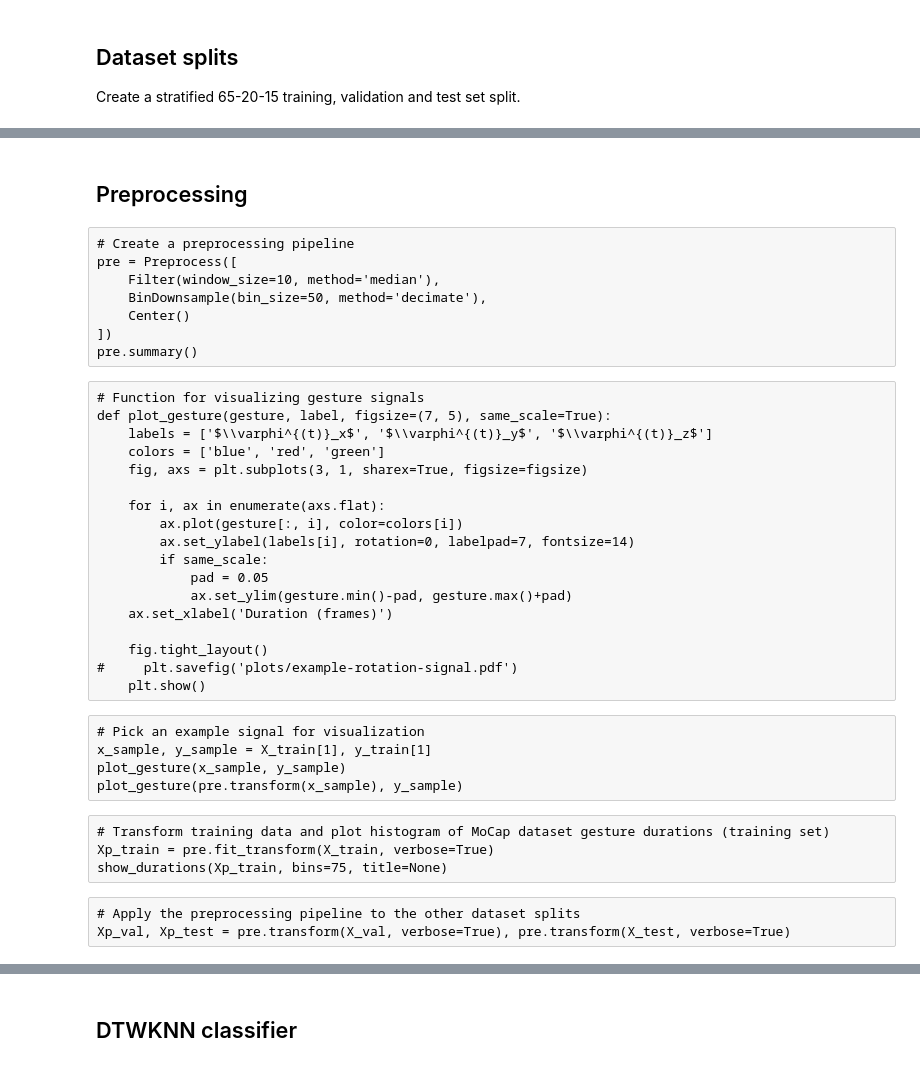
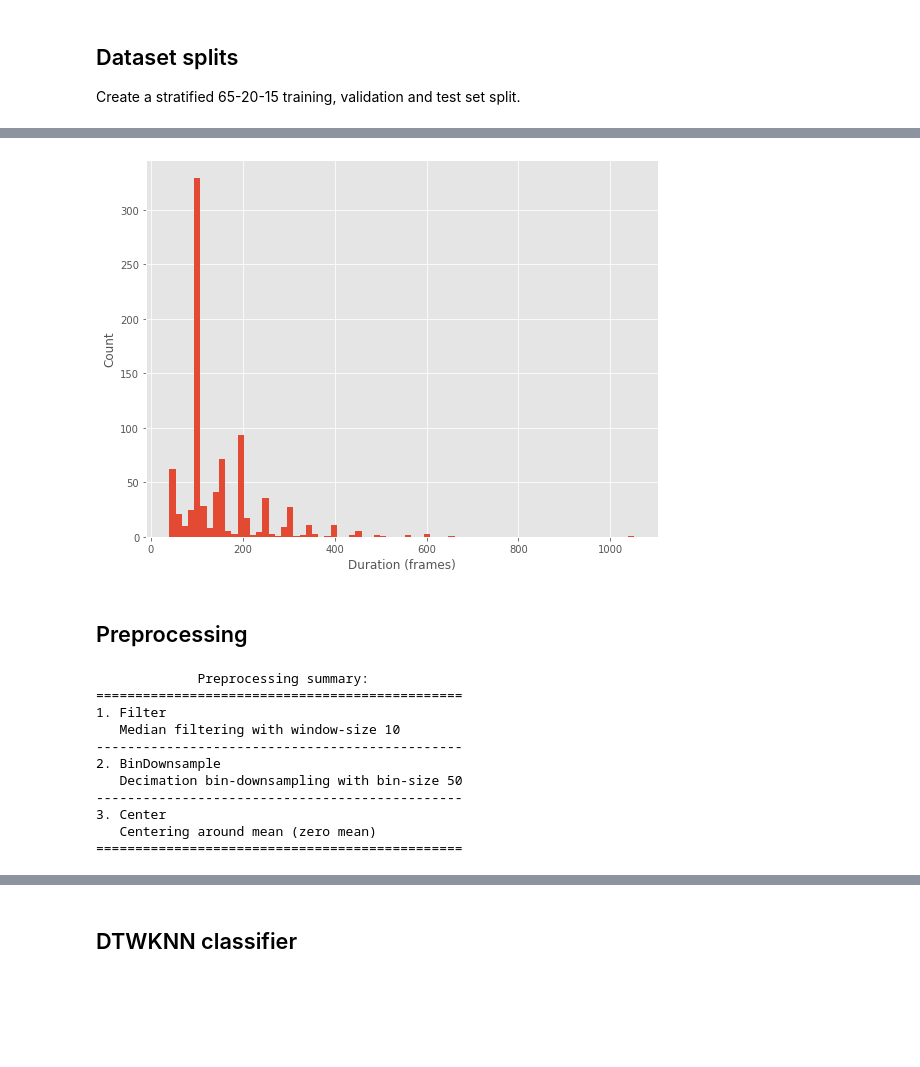
Before and after one commit to eonu/inf4-hons, a Jupyter notebook: notebooks/MoCap Recognition.ipynb, the cells around one changed output, grey strips where cells are left out. Drawn from its saved outputs; the diff is of its cells as text; code cells hidden in the pictures; blank space fills up the shorter version.

```diff
--- a/notebooks/MoCap Recognition.ipynb
+++ b/notebooks/MoCap Recognition.ipynb
@@ -63,40 +66,27 @@ show_durations(X_train, bins=75, title=None)
+# %%
+# Histogram of MoCap dataset gesture durations (training set)
+show_durations(X_train, bins=75, title=None)
+# %% [output]
+[figure, added]
 # %% [markdown]
 ## Preprocessing
-# %% [raw]
-# Create a preprocessing pipeline
-pre = Preprocess([
-    Filter(window_size=10, method='median'),
-    BinDownsample(bin_size=50, method='decimate'),
-    Center()
-])
-pre.summary()
-# %% [raw]
-# Function for visualizing gesture signals
-def plot_gesture(gesture, label, figsize=(7, 5), same_scale=True):
-    labels = ['$\\varphi^{(t)}_x$', '$\\varphi^{(t)}_y$', '$\\varphi^{(t)}_z$']
-    colors = ['blue', 'red', 'green']
-    fig, axs = plt.subplots(3, 1, sharex=True, figsize=figsize)
-
-    for i, ax in enumerate(axs.flat):
-        ax.plot(gesture[:, i], color=colors[i])
-        ax.set_ylabel(labels[i], rotation=0, labelpad=7, fontsize=14)
-        if same_scale:
-            pad = 0.05
-            ax.set_ylim(gesture.min()-pad, gesture.max()+pad)
-    ax.set_xlabel('Duration (frames)')
-
-    fig.tight_layout()
-#     plt.savefig('plots/example-rotation-signal.pdf')
-    plt.show()
-# %% [raw]
-# Pick an example signal for visualization
-x_sample, y_sample = X_train[1], y_train[1]
-plot_gesture(x_sample, y_sample)
-plot_gesture(pre.transform(x_sample), y_sample)
-# %% [raw]
-# Transform training data and plot histogram of MoCap dataset gesture durations (training set)
-Xp_train = pre.fit_transform(X_train, verbose=True)
-show_durations(Xp_train, bins=75, title=None)
-# %% [raw]
-# Apply the preprocessing pipeline to the other dataset splits
-Xp_val, Xp_test = pre.transform(X_val, verbose=True), pre.transform(X_test, verbose=True)
+# %%
+# Create a preprocessing pipeline
+pre = Preprocess([
+    Filter(window_size=10, method='median'),
+    BinDownsample(bin_size=50, method='decimate'),
+    Center()
+])
+pre.summary()
+# %% [output]
+             Preprocessing summary:
+===============================================
+1. Filter
+   Median filtering with window-size 10
+-----------------------------------------------
+2. BinDownsample
+   Decimation bin-downsampling with bin-size 50
+-----------------------------------------------
+3. Center
+   Centering around mean (zero mean)
+===============================================
```
Also changed, not shown: parts of 39 cells of this notebook, 2 other files.
